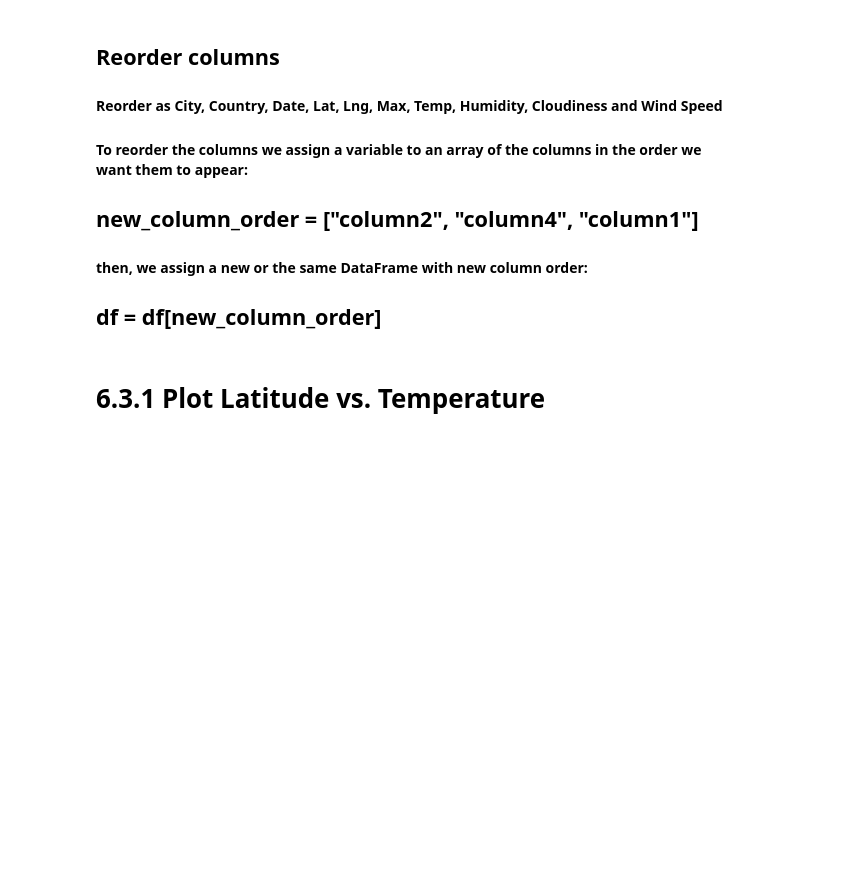
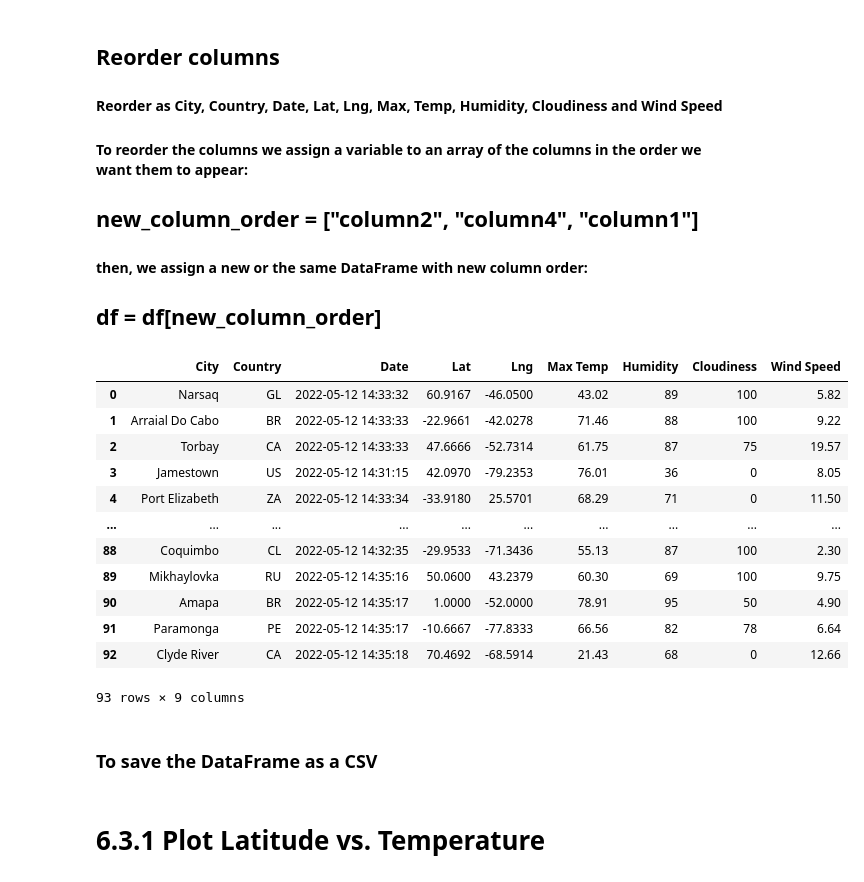
Before and after one commit to FabiolaLara/World_Weather_Analysis, a Jupyter notebook: WeatherPy.ipynb, the cells around one changed output. Saved outputs shown, nothing was run; the diff lists cells and outputs as text; code cells hidden in the pictures; blank space fills up the shorter version.

Commit message:
Creating a DataFrame and a CSV file

```diff
--- a/WeatherPy.ipynb
+++ b/WeatherPy.ipynb
@@ -121,6 +193,9 @@ from datetime import datetime
 # %%
+# First code, trying with on for
 # Create an empty list to hold the weather data.
 city_data = []
+url = "http://api.openweathermap.org/data/2.5/weather?units=Imperial&APPID=" + weather_api_key
+
 # Print the beginning of the logging.
 print("Beginning Data Retrieval     ")
 print("-----------------------------")
@@ -129,8 +204,10 @@ print("-----------------------------")
 record_count = 1
 set_count = 1
 
+
+
 # Loop through all the cities in our list.
-for i in range(len(city_data)):
+for i in range(len(cities)):
 
     # Group cities in sets of 50 for logging purposes.
     if (i % 50 == 0 and i >= 50):
@@ -139,8 +216,8 @@ for i in range(len(city_data)):
         time.sleep(60)
 
     # Create endpoint URL with each city.
-    city_url = url + "&q=" + city_data[i]
-    #city_data.append(i)
+city_url = url + "&q=" + cities[i]
+city_data.append(city_url)
 
 #Extra code, made for me
-print(city_url)
+city_url
@@ -155,6 +228,7 @@ len(city_data)
 # %% [markdown]
 ## Loop Through the List of Cities and Build the City URL, using instead of two for,  we will use enumerate()  method
 # %%
+# Second code, using enumerates instead of two for to iterate in i and in city to get the index and the name of the city
 # Create an empty list to hold the weather data.
 city_data = []
 # Print the beginning of the logging.
@@ -168,7 +242,7 @@ set_count = 1
 # step 2
 # Loop through all the cities in the list.
 # Enumerate allows to iterate through the list of cities and retrieve both the index, and the city from the list.
-for i, city in enumerate(city_data):
+for i, city in enumerate(cities):
 
     # Group cities in sets of 50 for logging purposes.
     if (i % 50 == 0 and i >= 50):
@@ -177,11 +251,11 @@ for i, city in enumerate(city_data):
         time.sleep(60)
 
     # Create endpoint URL with each city.
-    city_url = url + "&q=" + city_data.replace(" ","+")
+    city_url = url + "&q=" + city.replace(" ","+")
     #city_url = url + "&q=" + city_data[city]  # Lets see if it works at home
 
     # Log the URL, record, and set numbers and the city.
-    print(f"Processing Record {record_count} of Set {set_count} | {city_data}")
+    print(f"Processing Record {record_count} of Set {set_count} | {city}")
     # Add 1 to the record count.
     record_count += 1
 
@@ -256,3 +352,18 @@ city_data_df.head(10)
 # %%
 new_column_order = ["City", "Country", "Date", "Lat", "Lng", "Max Temp", "Humidity", "Cloudiness", "Wind Speed"]
 city_data_df = city_data_df[new_column_order]
+city_data_df
+# %% [output]
+|  | City | Country | Date | Lat | Lng | Max Temp | Humidity | Cloudiness | Wind Speed |
+| 0 | Narsaq | GL | 2022-05-12 14:33:32 | 60.9167 | -46.0500 | 43.02 | 89 | 100 | 5.82 |
+| 1 | Arraial Do Cabo | BR | 2022-05-12 14:33:33 | -22.9661 | -42.0278 | 71.46 | 88 | 100 | 9.22 |
+| 2 | Torbay | CA | 2022-05-12 14:33:33 | 47.6666 | -52.7314 | 61.75 | 87 | 75 | 19.57 |
+| 3 | Jamestown | US | 2022-05-12 14:31:15 | 42.0970 | -79.2353 | 76.01 | 36 | 0 | 8.05 |
+| 4 | Port Elizabeth | ZA | 2022-05-12 14:33:34 | -33.9180 | 25.5701 | 68.29 | 71 | 0 | 11.50 |
+| ... | ... | ... | ... | ... | ... | ... | ... | ... | ... |
+| 88 | Coquimbo | CL | 2022-05-12 14:32:35 | -29.9533 | -71.3436 | 55.13 | 87 | 100 | 2.30 |
+| 89 | Mikhaylovka | RU | 2022-05-12 14:35:16 | 50.0600 | 43.2379 | 60.30 | 69 | 100 | 9.75 |
+| 90 | Amapa | BR | 2022-05-12 14:35:17 | 1.0000 | -52.0000 | 78.91 | 95 | 50 | 4.90 |
+| 91 | Paramonga | PE | 2022-05-12 14:35:17 | -10.6667 | -77.8333 | 66.56 | 82 | 78 | 6.64 |
+| 92 | Clyde River | CA | 2022-05-12 14:35:18 | 70.4692 | -68.5914 | 21.43 | 68 | 0 | 12.66 |
+93 rows × 9 columns
@@ -261,3 +370,5 @@ city_data_df = city_data_df[new_column_order]
+# %% [markdown]
+### To save the DataFrame as a CSV
 # %%
 # We have all the data in a dictionary, which is a format that you can use to create a Pandas DatFrame.
 # Then we have to export the DataFrame as CSV file for Jack. But first we have to creat an output.
```
Also changed, not shown: parts of 35 cells of this notebook.
